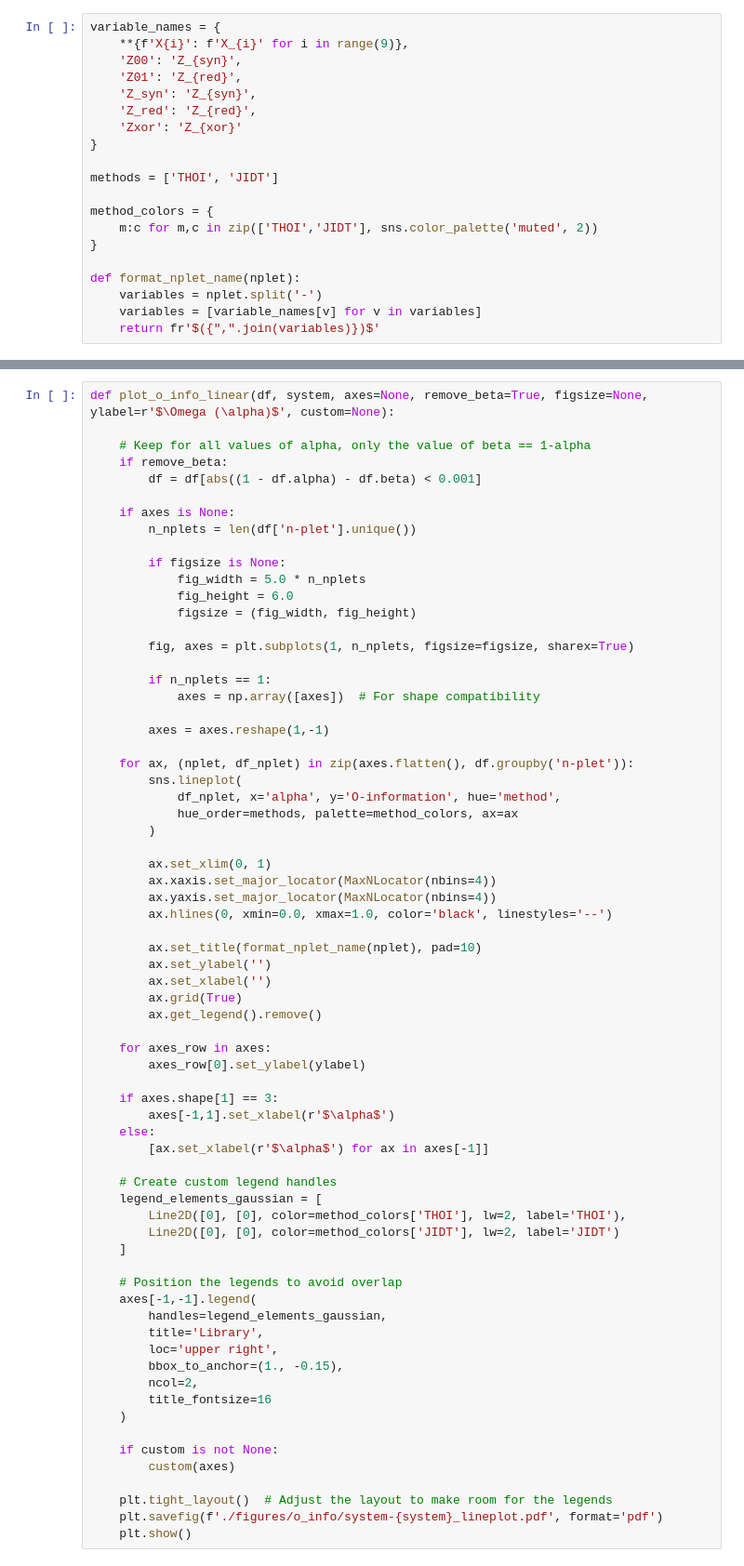
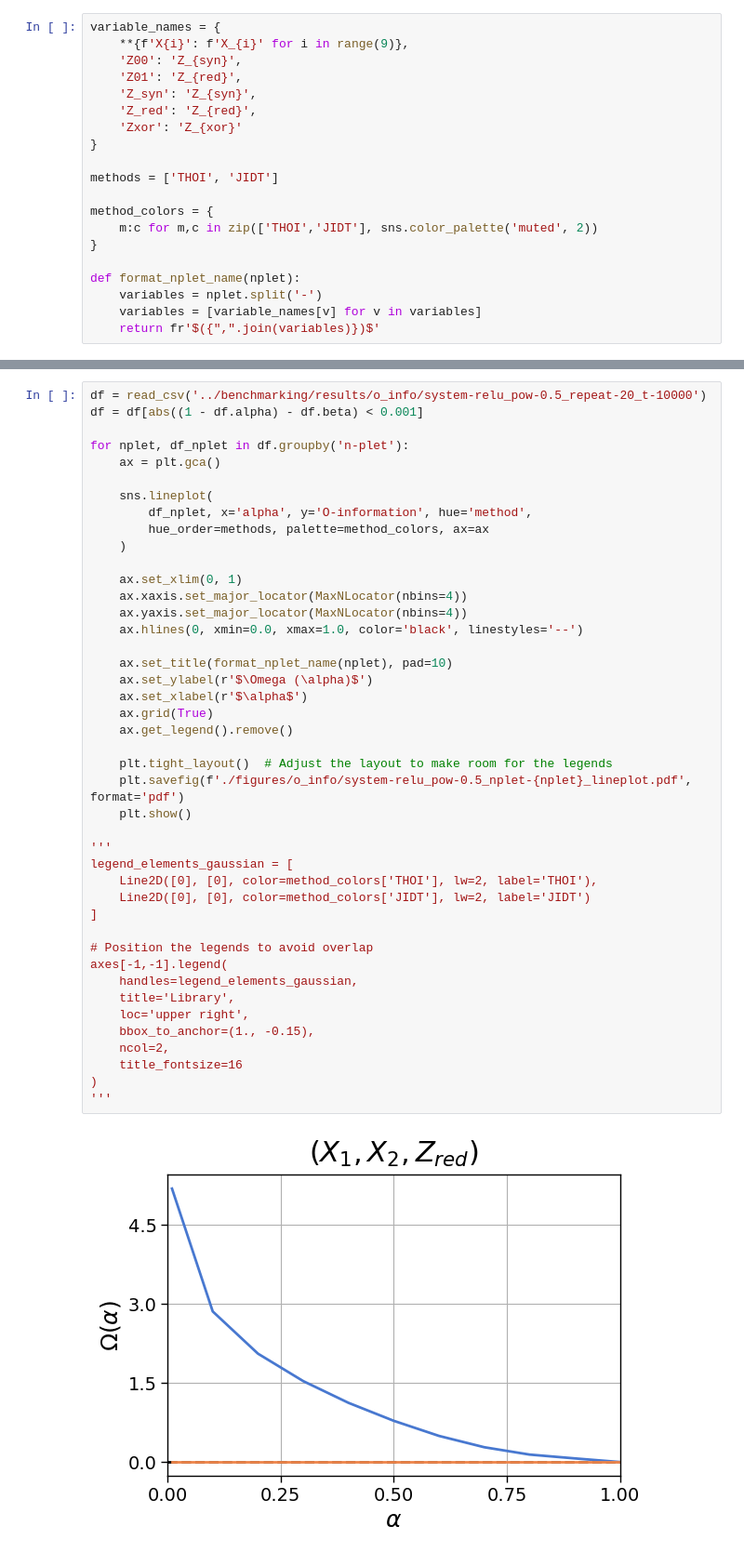
Before and after one commit to Laouen/Oinformation, a Jupyter notebook: analysis/fig4_relu.ipynb, the cells around one changed output, grey strips where cells are left out. Shown at 93% size. Drawn from its saved outputs; the diff is of its cells as text.

```diff
--- a/analysis/fig4_relu.ipynb
+++ b/analysis/fig4_relu.ipynb
@@ -114,69 +49,45 @@ def plot_o_info_heatmap(df, system):
 # %%
-def plot_o_info_linear(df, system, axes=None, remove_beta=True, figsize=None, ylabel=r'$\Omega (\alpha)$', custom=None):
+df = read_csv('../benchmarking/results/o_info/system-relu_pow-0.5_repeat-20_t-10000')
+df = df[abs((1 - df.alpha) - df.beta) < 0.001]
 
-    # Keep for all values of alpha, only the value of beta == 1-alpha
-    if remove_beta:
-        df = df[abs((1 - df.alpha) - df.beta) < 0.001]
+for nplet, df_nplet in df.groupby('n-plet'):
+    ax = plt.gca()
 
-    if axes is None:
-        n_nplets = len(df['n-plet'].unique())
-
-        if figsize is None:
-            fig_width = 5.0 * n_nplets
-            fig_height = 6.0
-            figsize = (fig_width, fig_height)
-
-        fig, axes = plt.subplots(1, n_nplets, figsize=figsize, sharex=True)
-
-        if n_nplets == 1:
-            axes = np.array([axes])  # For shape compatibility
-
-        axes = axes.reshape(1,-1)
-
-    for ax, (nplet, df_nplet) in zip(axes.flatten(), df.groupby('n-plet')):
-        sns.lineplot(
-            df_nplet, x='alpha', y='O-information', hue='method',
-            hue_order=methods, palette=method_colors, ax=ax
-        )
-
-        ax.set_xlim(0, 1)
-        ax.xaxis.set_major_locator(MaxNLocator(nbins=4))
-        ax.yaxis.set_major_locator(MaxNLocator(nbins=4))
-        ax.hlines(0, xmin=0.0, xmax=1.0, color='black', linestyles='--')
-
-        ax.set_title(format_nplet_name(nplet), pad=10)
-        ax.set_ylabel('')
-        ax.set_xlabel('')
-        ax.grid(True)
-        ax.get_legend().remove()
-
-    for axes_row in axes:
-        axes_row[0].set_ylabel(ylabel)
-
-    if axes.shape[1] == 3:
-        axes[-1,1].set_xlabel(r'$\alpha$')
-    else:
-        [ax.set_xlabel(r'$\alpha$') for ax in axes[-1]]
-
-    # Create custom legend handles
-    legend_elements_gaussian = [
-        Line2D([0], [0], color=method_colors['THOI'], lw=2, label='THOI'),
-        Line2D([0], [0], color=method_colors['JIDT'], lw=2, label='JIDT')
-    ]
-
-    # Position the legends to avoid overlap
-    axes[-1,-1].legend(
-        handles=legend_elements_gaussian,
-        title='Library',
-        loc='upper right',
-        bbox_to_anchor=(1., -0.15),
-        ncol=2,
-        title_fontsize=16
+    sns.lineplot(
+        df_nplet, x='alpha', y='O-information', hue='method',
+        hue_order=methods, palette=method_colors, ax=ax
     )
 
-    if custom is not None:
-        custom(axes)
+    ax.set_xlim(0, 1)
+    ax.xaxis.set_major_locator(MaxNLocator(nbins=4))
+    ax.yaxis.set_major_locator(MaxNLocator(nbins=4))
+    ax.hlines(0, xmin=0.0, xmax=1.0, color='black', linestyles='--')
+
+    ax.set_title(format_nplet_name(nplet), pad=10)
+    ax.set_ylabel(r'$\Omega (\alpha)$')
+    ax.set_xlabel(r'$\alpha$')
+    ax.grid(True)
+    ax.get_legend().remove()
 
     plt.tight_layout()  # Adjust the layout to make room for the legends
-    plt.savefig(f'./figures/o_info/system-{system}_lineplot.pdf', format='pdf')
+    plt.savefig(f'./figures/o_info/system-relu_pow-0.5_nplet-{nplet}_lineplot.pdf', format='pdf')
     plt.show()
+
+'''
+legend_elements_gaussian = [
+    Line2D([0], [0], color=method_colors['THOI'], lw=2, label='THOI'),
+    Line2D([0], [0], color=method_colors['JIDT'], lw=2, label='JIDT')
+]
+
+# Position the legends to avoid overlap
+axes[-1,-1].legend(
+    handles=legend_elements_gaussian,
+    title='Library',
+    loc='upper right',
+    bbox_to_anchor=(1., -0.15),
+    ncol=2,
+    title_fontsize=16
+)
+'''
+# %% [output]
+[figure, added]
```
Also changed, not shown: parts of 9 cells of this notebook, 46 other files.
